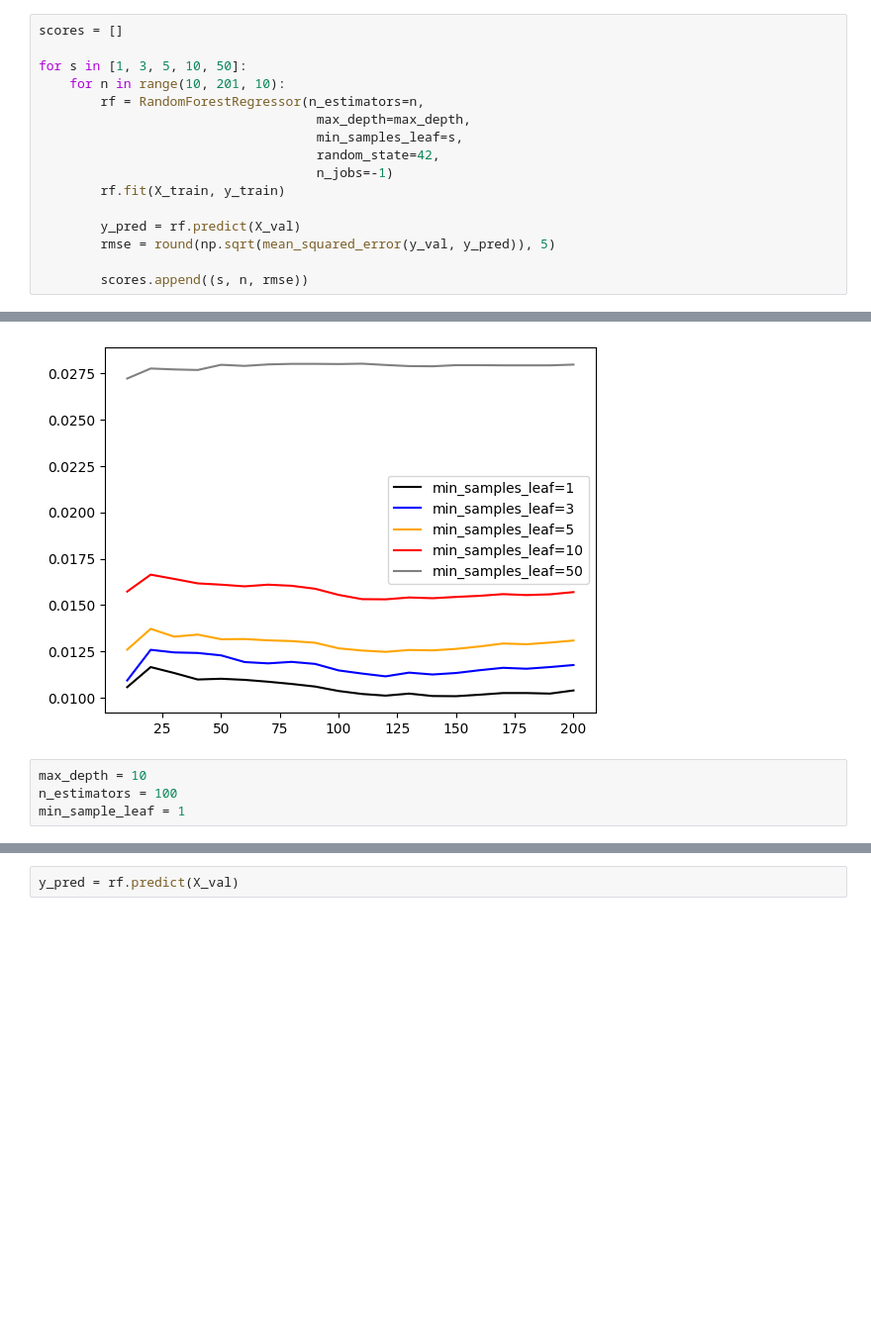
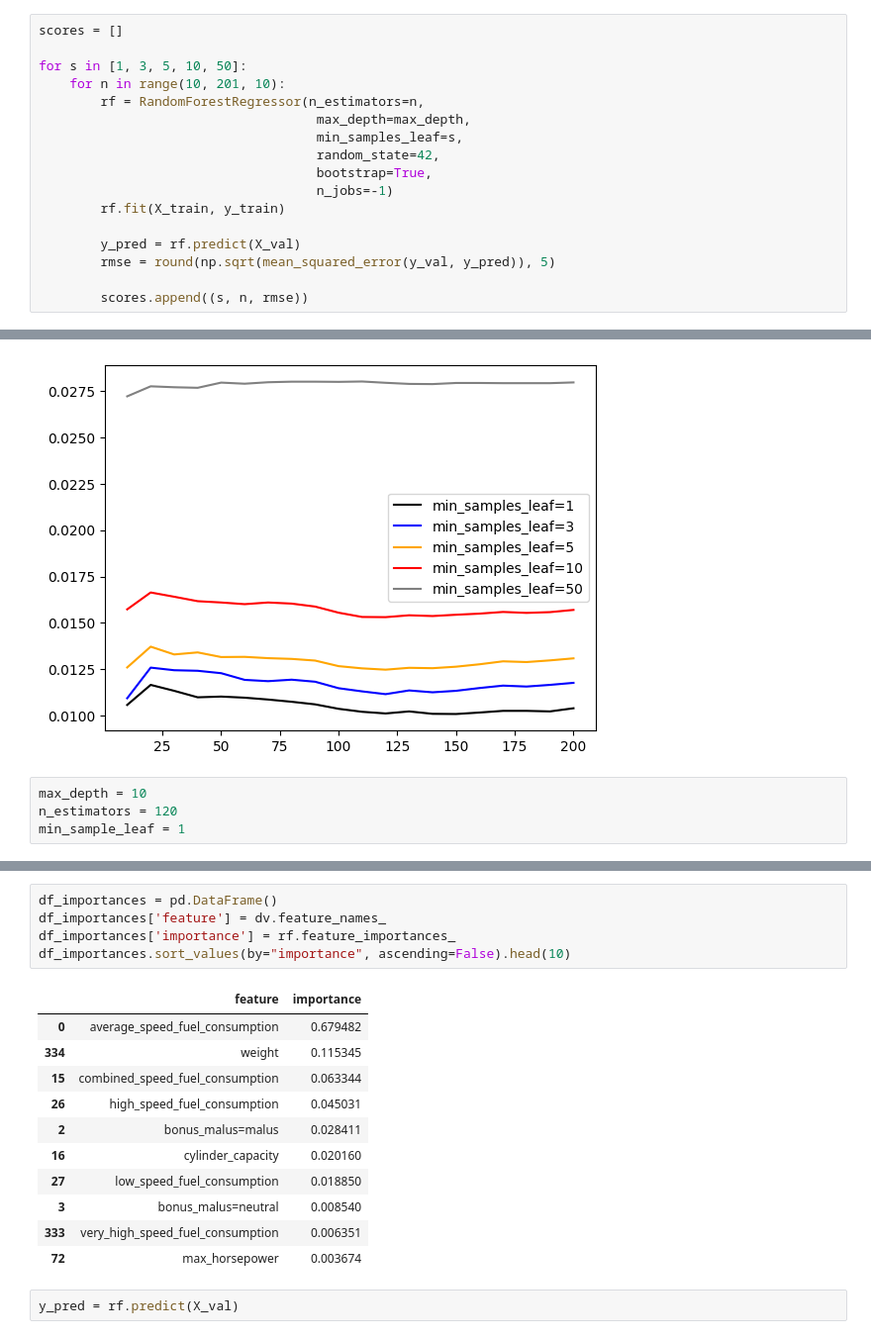
Before and after one commit to cecilegltslmcs/car_co2_emission, a Jupyter notebook: notebooks/002.notebook.ipynb, the cells around one changed output, grey strips where cells are left out. Shown at 99% size. Drawn from its saved outputs; the diff is of its cells as text; blank space fills up the shorter version.

```diff
--- a/notebooks/002.notebook.ipynb
+++ b/notebooks/002.notebook.ipynb
@@ -668,6 +652,7 @@ for s in [1, 3, 5, 10, 50]:
                                     max_depth=max_depth,
                                     min_samples_leaf=s,
                                     random_state=42,
+                                    bootstrap=True,
                                     n_jobs=-1)
         rf.fit(X_train, y_train)
 
@@ -695,7 +680,7 @@ plt.legend()
 [figure]
 # %%
 max_depth = 10
-n_estimators = 100
+n_estimators = 120
 min_sample_leaf = 1
 # %%
 rf = RandomForestRegressor(
@@ -711,3 +697,20 @@ RandomForestRegressor(max_depth=10, n_jobs=-1, random_state=42)
+# %%
+df_importances = pd.DataFrame()
+df_importances['feature'] = dv.feature_names_
+df_importances['importance'] = rf.feature_importances_
+df_importances.sort_values(by="importance", ascending=False).head(10)
+# %% [output]
+|  | feature | importance |
+| 0 | average_speed_fuel_consumption | 0.679482 |
+| 334 | weight | 0.115345 |
+| 15 | combined_speed_fuel_consumption | 0.063344 |
+| 26 | high_speed_fuel_consumption | 0.045031 |
+| 2 | bonus_malus=malus | 0.028411 |
+| 16 | cylinder_capacity | 0.020160 |
+| 27 | low_speed_fuel_consumption | 0.018850 |
+| 3 | bonus_malus=neutral | 0.008540 |
+| 333 | very_high_speed_fuel_consumption | 0.006351 |
+| 72 | max_horsepower | 0.003674 |
 # %%
 y_pred = rf.predict(X_val)
 # %%
```
Also changed, not shown: parts of 38 cells of this notebook.
